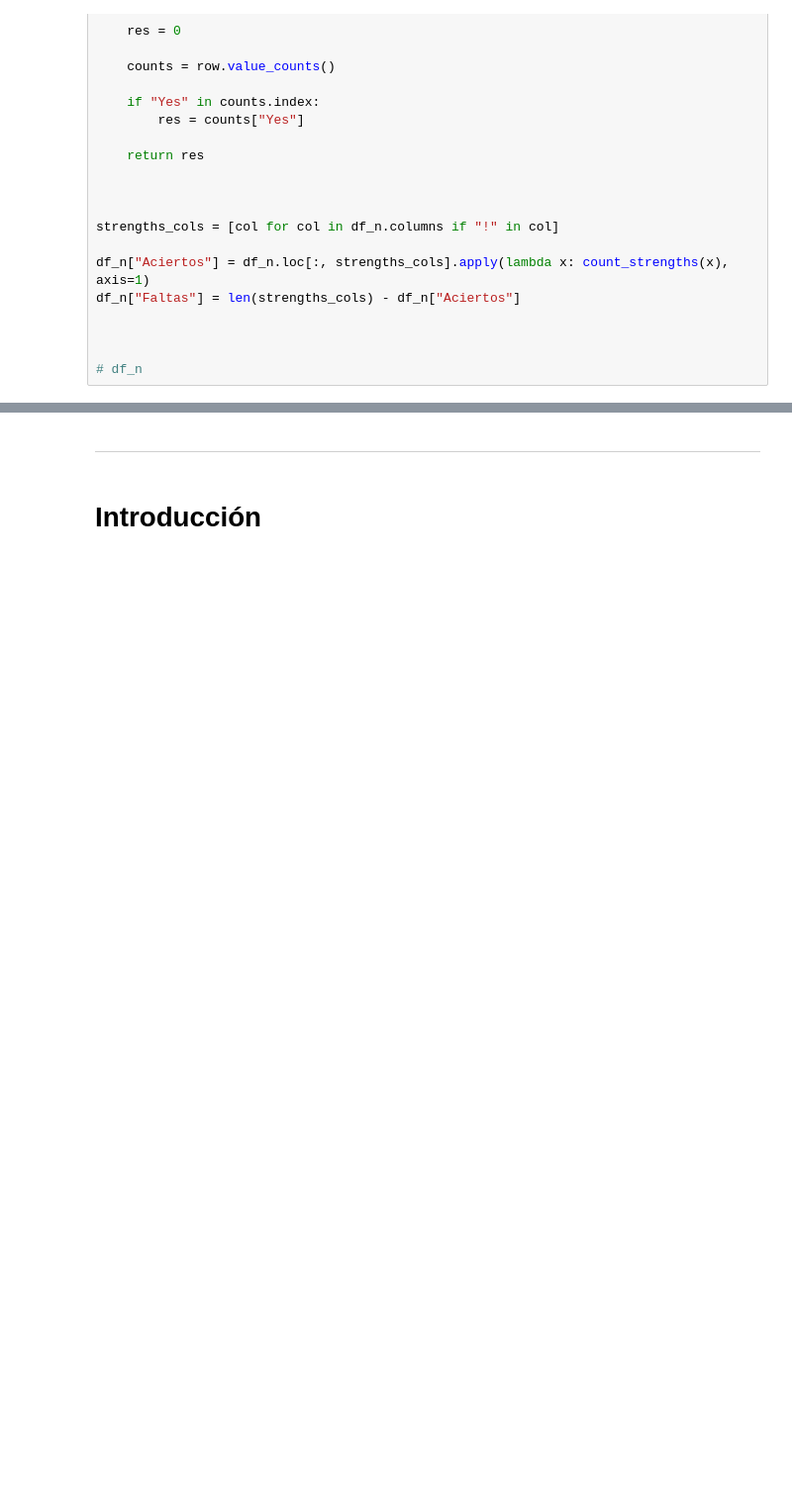
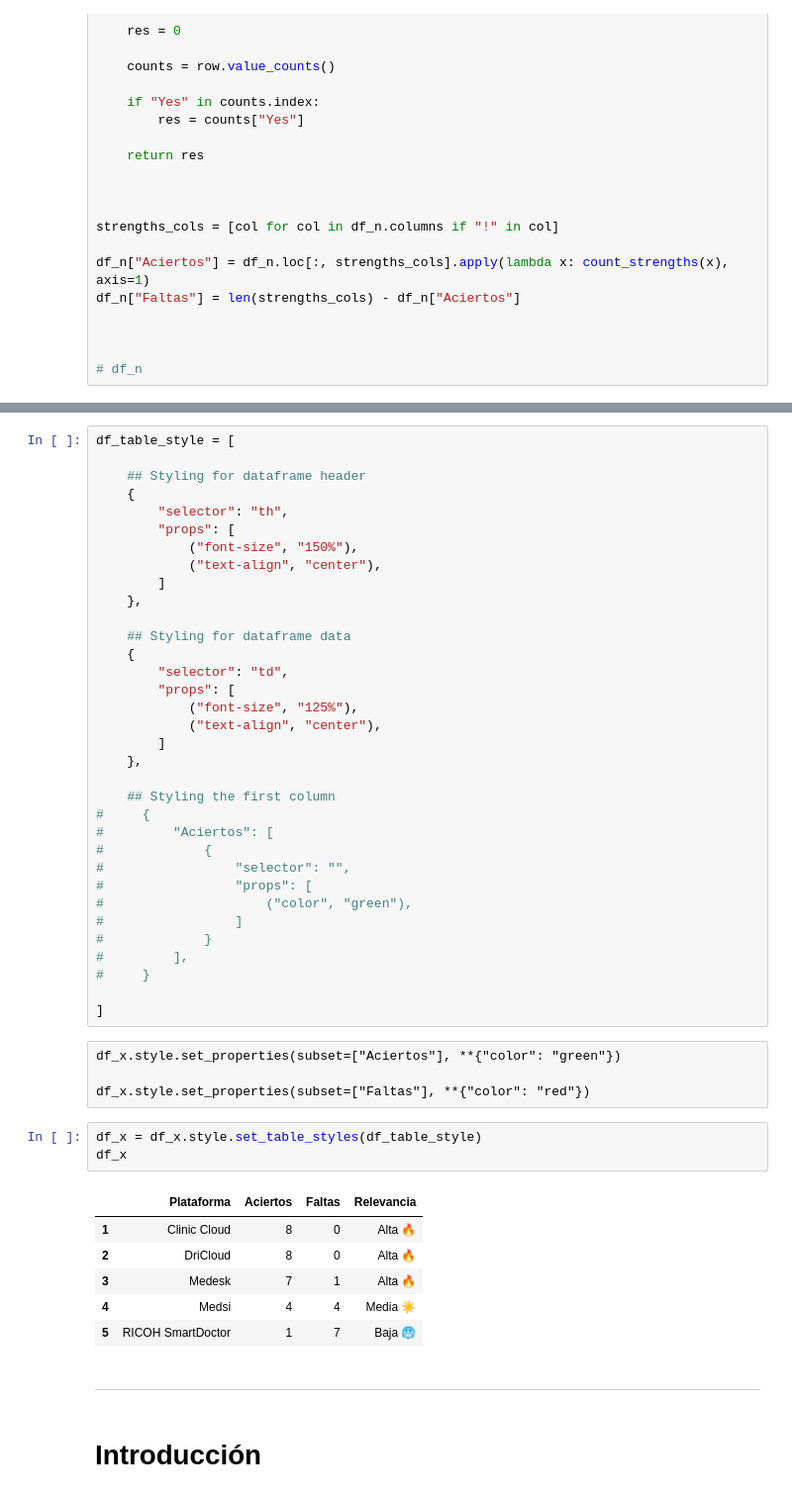
Before and after one commit to Roberto919/punto_clinico_pres, a Jupyter notebook: Presentations/plat_comp/platcomp_pres.ipynb, the cells around one changed output, grey strips where cells are left out. Shown at 99% size. Drawn from its saved outputs; the diff is of its cells as text; blank space fills up the shorter version.

```diff
--- a/Presentations/plat_comp/platcomp_pres.ipynb
+++ b/Presentations/plat_comp/platcomp_pres.ipynb
@@ -113,5 +113,53 @@ df_x
 | 4 | Medsi | 4 | 4 | Media ☀️ |
 | 5 | RICOH SmartDoctor | 1 | 7 | Baja 🥶 |
+# %%
+df_table_style = [
+
+    ## Styling for dataframe header
+    {
+        "selector": "th",
+        "props": [
+            ("font-size", "150%"),
+            ("text-align", "center"),
+        ]
+    },
+
+    ## Styling for dataframe data
+    {
+        "selector": "td",
+        "props": [
+            ("font-size", "125%"),
+            ("text-align", "center"),
+        ]
+    },
+
+    ## Styling the first column
+#     {
+#         "Aciertos": [
+#             {
+#                 "selector": "",
+#                 "props": [
+#                     ("color", "green"),
+#                 ]
+#             }
+#         ],
+#     }
+
+]
+# %% [raw]
+df_x.style.set_properties(subset=["Aciertos"], **{"color": "green"})
+
+df_x.style.set_properties(subset=["Faltas"], **{"color": "red"})
+# %%
+df_x = df_x.style.set_table_styles(df_table_style)
+df_x
+# %% [output]
+|  | Plataforma | Aciertos | Faltas | Relevancia |
+| 1 | Clinic Cloud | 8 | 0 | Alta 🔥 |
+| 2 | DriCloud | 8 | 0 | Alta 🔥 |
+| 3 | Medesk | 7 | 1 | Alta 🔥 |
+| 4 | Medsi | 4 | 4 | Media ☀️ |
+| 5 | RICOH SmartDoctor | 1 | 7 | Baja 🥶 |
 # %% [markdown]
 ---
 # %% [markdown]
```
Also changed, not shown: parts of 3 cells of this notebook, 3 other files.
